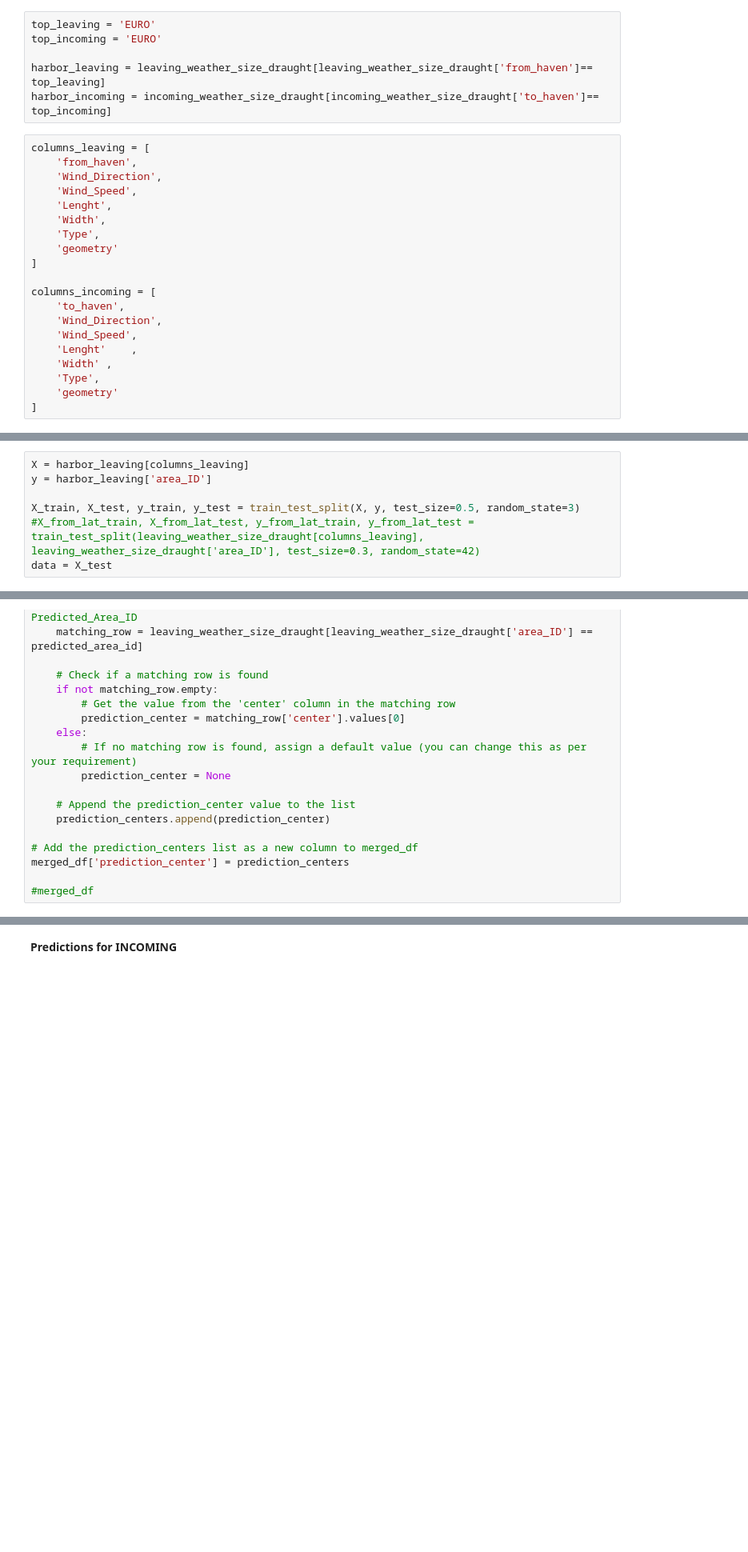
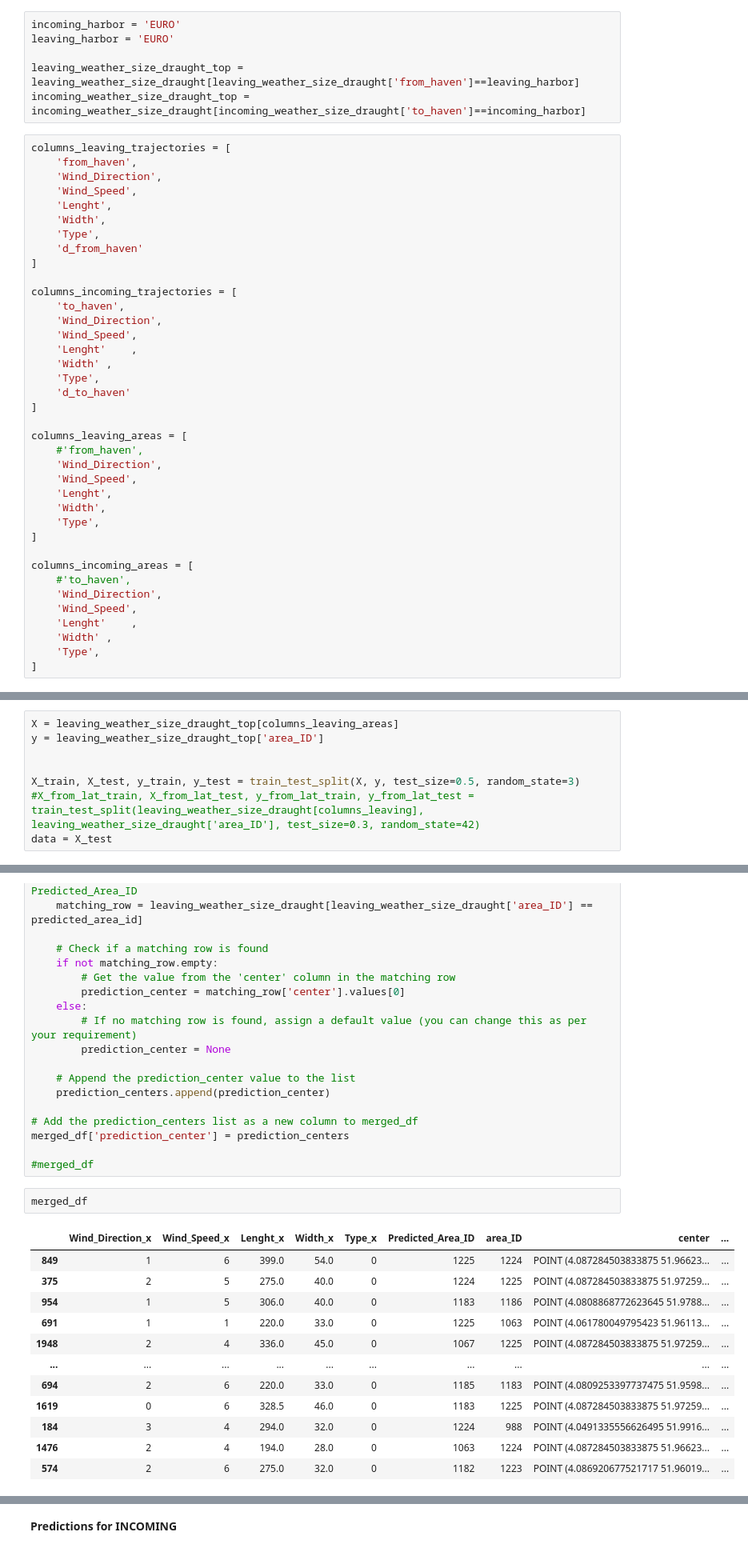
Before and after one commit to allanguzmanf/CIEM6302, a Jupyter notebook: Predictions.ipynb, the cells around one changed output, grey strips where cells are left out. Shown at 80% size. Cells and saved outputs as stored; diff of their text form; blank space fills up the shorter version.

```diff
--- a/Predictions.ipynb
+++ b/Predictions.ipynb
@@ -135,31 +137,49 @@ Name: count, dtype: int64
 # %% [markdown]
 Extraction of the data that concerns the most used harbours (one for leaving vessels and one for incoming vessels)
 # %%
-top_leaving = 'EURO'
-top_incoming = 'EURO'
+incoming_harbor = 'EURO'
+leaving_harbor = 'EURO'
 
-harbor_leaving = leaving_weather_size_draught[leaving_weather_size_draught['from_haven']== top_leaving]
-harbor_incoming = incoming_weather_size_draught[incoming_weather_size_draught['to_haven']== top_incoming]
+leaving_weather_size_draught_top = leaving_weather_size_draught[leaving_weather_size_draught['from_haven']==leaving_harbor]
+incoming_weather_size_draught_top = incoming_weather_size_draught[incoming_weather_size_draught['to_haven']==incoming_harbor]
 # %%
-columns_leaving = [
+columns_leaving_trajectories = [
     'from_haven',
     'Wind_Direction',
     'Wind_Speed',
     'Lenght',
     'Width',
     'Type',
-    'geometry'
+    'd_from_haven'
 ]
 
-columns_incoming = [
+columns_incoming_trajectories = [
     'to_haven',
     'Wind_Direction',
     'Wind_Speed',
     'Lenght'	,
     'Width'	,
     'Type',
-    'geometry'
+    'd_to_haven'
 ]
+
+columns_leaving_areas = [
+    #'from_haven',
+    'Wind_Direction',
+    'Wind_Speed',
+    'Lenght',
+    'Width',
+    'Type',
+]
+
+columns_incoming_areas = [
+    #'to_haven',
+    'Wind_Direction',
+    'Wind_Speed',
+    'Lenght'	,
+    'Width'	,
+    'Type',
+]
 # %% [markdown]
 Check of potential correlations in the data
 # %%
@@ -288,8 +306,9 @@ show(p)
 # %% [markdown]
 **Prediction for LEAVING**
 # %%
-X = harbor_leaving[columns_leaving]
-y = harbor_leaving['area_ID']
+X = leaving_weather_size_draught_top[columns_leaving_areas]
+y = leaving_weather_size_draught_top['area_ID']
+
 
 X_train, X_test, y_train, y_test = train_test_split(X, y, test_size=0.5, random_state=3)
 #X_from_lat_train, X_from_lat_test, y_from_lat_train, y_from_lat_test = train_test_split(leaving_weather_size_draught[columns_leaving], leaving_weather_size_draught['area_ID'], test_size=0.3, random_state=42)
@@ -371,3 +377,18 @@ for index, row in merged_df.iterrows():
 merged_df['prediction_center'] = prediction_centers
 
 #merged_df
+# %%
+merged_df
+# %% [output]
+|  | Wind_Direction_x | Wind_Speed_x | Lenght_x | Width_x | Type_x | Predicted_Area_ID | area_ID | center | ... |
+| 849 | 1 | 6 | 399.0 | 54.0 | 0 | 1225 | 1224 | POINT (4.087284503833875 51.96623... | ... |
+| 375 | 2 | 5 | 275.0 | 40.0 | 0 | 1224 | 1225 | POINT (4.087284503833875 51.97259... | ... |
+| 954 | 1 | 5 | 306.0 | 40.0 | 0 | 1183 | 1186 | POINT (4.0808868772623645 51.9788... | ... |
+| 691 | 1 | 1 | 220.0 | 33.0 | 0 | 1225 | 1063 | POINT (4.061780049795423 51.96113... | ... |
+| 1948 | 2 | 4 | 336.0 | 45.0 | 0 | 1067 | 1225 | POINT (4.087284503833875 51.97259... | ... |
+| ... | ... | ... | ... | ... | ... | ... | ... | ... | ... |
+| 694 | 2 | 6 | 220.0 | 33.0 | 0 | 1185 | 1183 | POINT (4.0809253397737475 51.9598... | ... |
+| 1619 | 0 | 6 | 328.5 | 46.0 | 0 | 1183 | 1225 | POINT (4.087284503833875 51.97259... | ... |
+| 184 | 3 | 4 | 294.0 | 32.0 | 0 | 1224 | 988 | POINT (4.0491335556626495 51.9916... | ... |
+| 1476 | 2 | 4 | 194.0 | 28.0 | 0 | 1063 | 1224 | POINT (4.087284503833875 51.96623... | ... |
+| 574 | 2 | 6 | 275.0 | 32.0 | 0 | 1182 | 1223 | POINT (4.086920677521717 51.96019... | ... |
```
Also changed, not shown: parts of 25 cells of this notebook, 8 other files.
